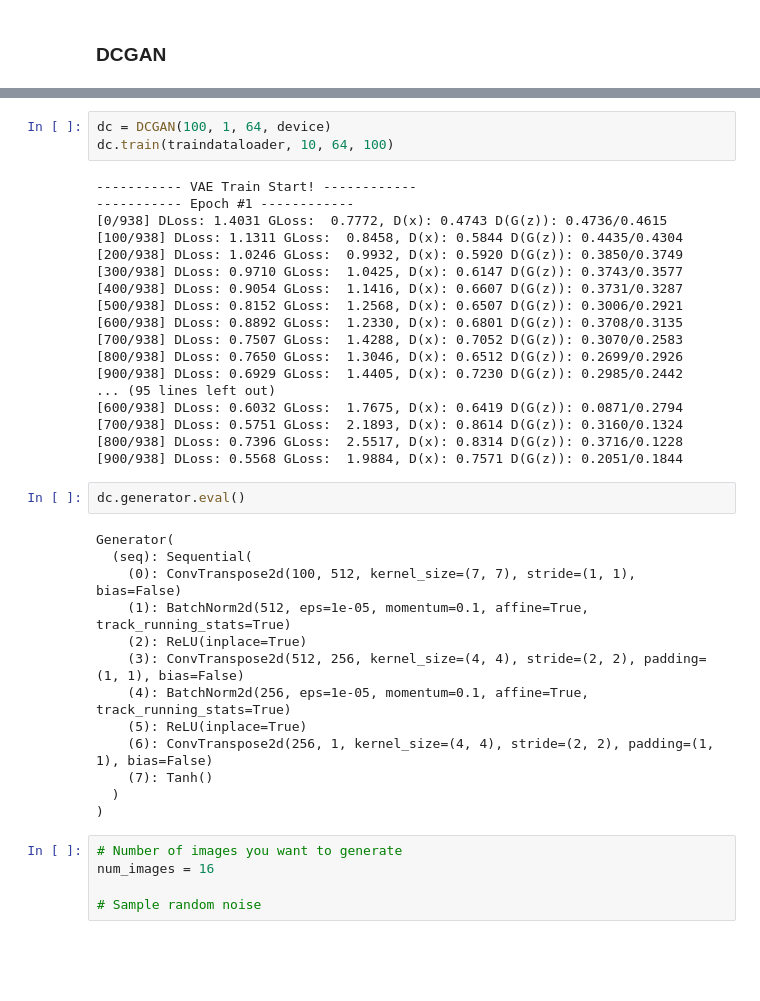
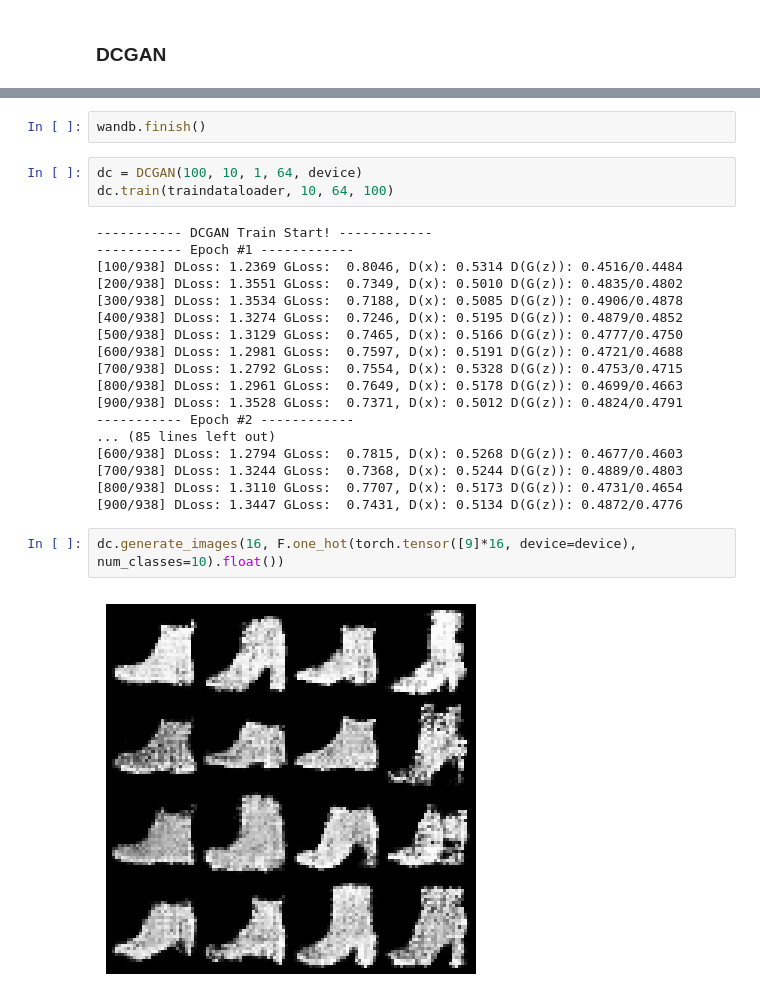
Before and after one commit to mitkrieg/dl-assignment-3, a Jupyter notebook: gan.ipynb, the cells around one changed output, grey strips where cells are left out. Cells and saved outputs as stored; diff of their text form; blank space fills up the shorter version.

```diff
--- a/gan.ipynb
+++ b/gan.ipynb
@@ -320,43 +379,29 @@ class DCGAN:
+# %%
+wandb.finish()
 # %%
-dc = DCGAN(100, 1, 64, device)
+dc = DCGAN(100, 10, 1, 64, device)
 dc.train(traindataloader, 10, 64, 100)
 # %% [output]
------------ VAE Train Start! ------------
+----------- DCGAN Train Start! ------------
 ----------- Epoch #1 ------------
-[0/938] DLoss: 1.4031 GLoss:  0.7772, D(x): 0.4743 D(G(z)): 0.4736/0.4615
-[100/938] DLoss: 1.1311 GLoss:  0.8458, D(x): 0.5844 D(G(z)): 0.4435/0.4304
-[200/938] DLoss: 1.0246 GLoss:  0.9932, D(x): 0.5920 D(G(z)): 0.3850/0.3749
-[300/938] DLoss: 0.9710 GLoss:  1.0425, D(x): 0.6147 D(G(z)): 0.3743/0.3577
-[400/938] DLoss: 0.9054 GLoss:  1.1416, D(x): 0.6607 D(G(z)): 0.3731/0.3287
-[500/938] DLoss: 0.8152 GLoss:  1.2568, D(x): 0.6507 D(G(z)): 0.3006/0.2921
-[600/938] DLoss: 0.8892 GLoss:  1.2330, D(x): 0.6801 D(G(z)): 0.3708/0.3135
-[700/938] DLoss: 0.7507 GLoss:  1.4288, D(x): 0.7052 D(G(z)): 0.3070/0.2583
-[800/938] DLoss: 0.7650 GLoss:  1.3046, D(x): 0.6512 D(G(z)): 0.2699/0.2926
-[900/938] DLoss: 0.6929 GLoss:  1.4405, D(x): 0.7230 D(G(z)): 0.2985/0.2442
-... (95 lines left out)
-[600/938] DLoss: 0.6032 GLoss:  1.7675, D(x): 0.6419 D(G(z)): 0.0871/0.2794
-[700/938] DLoss: 0.5751 GLoss:  2.1893, D(x): 0.8614 D(G(z)): 0.3160/0.1324
-[800/938] DLoss: 0.7396 GLoss:  2.5517, D(x): 0.8314 D(G(z)): 0.3716/0.1228
-[900/938] DLoss: 0.5568 GLoss:  1.9884, D(x): 0.7571 D(G(z)): 0.2051/0.1844
+[100/938] DLoss: 1.2369 GLoss:  0.8046, D(x): 0.5314 D(G(z)): 0.4516/0.4484
+[200/938] DLoss: 1.3551 GLoss:  0.7349, D(x): 0.5010 D(G(z)): 0.4835/0.4802
+[300/938] DLoss: 1.3534 GLoss:  0.7188, D(x): 0.5085 D(G(z)): 0.4906/0.4878
+[400/938] DLoss: 1.3274 GLoss:  0.7246, D(x): 0.5195 D(G(z)): 0.4879/0.4852
+[500/938] DLoss: 1.3129 GLoss:  0.7465, D(x): 0.5166 D(G(z)): 0.4777/0.4750
+[600/938] DLoss: 1.2981 GLoss:  0.7597, D(x): 0.5191 D(G(z)): 0.4721/0.4688
+[700/938] DLoss: 1.2792 GLoss:  0.7554, D(x): 0.5328 D(G(z)): 0.4753/0.4715
+[800/938] DLoss: 1.2961 GLoss:  0.7649, D(x): 0.5178 D(G(z)): 0.4699/0.4663
+[900/938] DLoss: 1.3528 GLoss:  0.7371, D(x): 0.5012 D(G(z)): 0.4824/0.4791
+----------- Epoch #2 ------------
+... (85 lines left out)
+[600/938] DLoss: 1.2794 GLoss:  0.7815, D(x): 0.5268 D(G(z)): 0.4677/0.4603
+[700/938] DLoss: 1.3244 GLoss:  0.7368, D(x): 0.5244 D(G(z)): 0.4889/0.4803
+[800/938] DLoss: 1.3110 GLoss:  0.7707, D(x): 0.5173 D(G(z)): 0.4731/0.4654
+[900/938] DLoss: 1.3447 GLoss:  0.7431, D(x): 0.5134 D(G(z)): 0.4872/0.4776
-# %%
-dc.generator.eval()
-# %% [output]
-Generator(
-  (seq): Sequential(
-    (0): ConvTranspose2d(100, 512, kernel_size=(7, 7), stride=(1, 1), bias=False)
-    (1): BatchNorm2d(512, eps=1e-05, momentum=0.1, affine=True, track_running_stats=True)
-    (2): ReLU(inplace=True)
-    (3): ConvTranspose2d(512, 256, kernel_size=(4, 4), stride=(2, 2), padding=(1, 1), bias=False)
-    (4): BatchNorm2d(256, eps=1e-05, momentum=0.1, affine=True, track_running_stats=True)
-    (5): ReLU(inplace=True)
-    (6): ConvTranspose2d(256, 1, kernel_size=(4, 4), stride=(2, 2), padding=(1, 1), bias=False)
-    (7): Tanh()
-  )
-)
-# %%
-# Number of images you want to generate
-num_images = 16
-
-# Sample random noise
+# %%
+dc.generate_images(16, F.one_hot(torch.tensor([9]*16, device=device), num_classes=10).float())
+# %% [output]
+[figure, added]
 # %%
 with torch.no_grad():  # Disable gradient calculation
```
Also changed, not shown: parts of 19 cells of this notebook.
